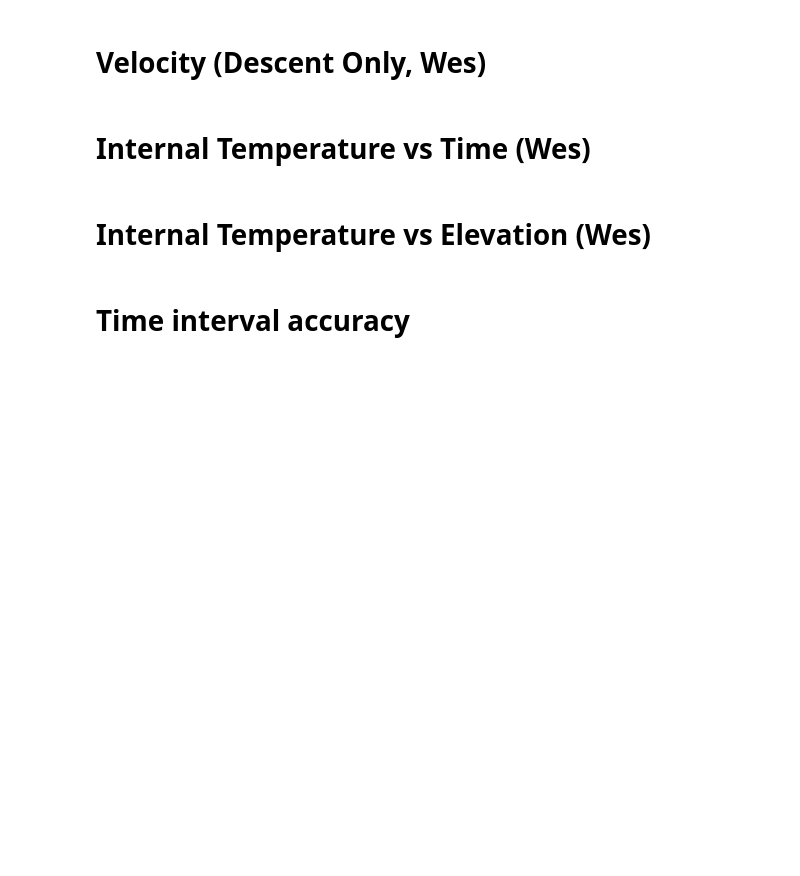
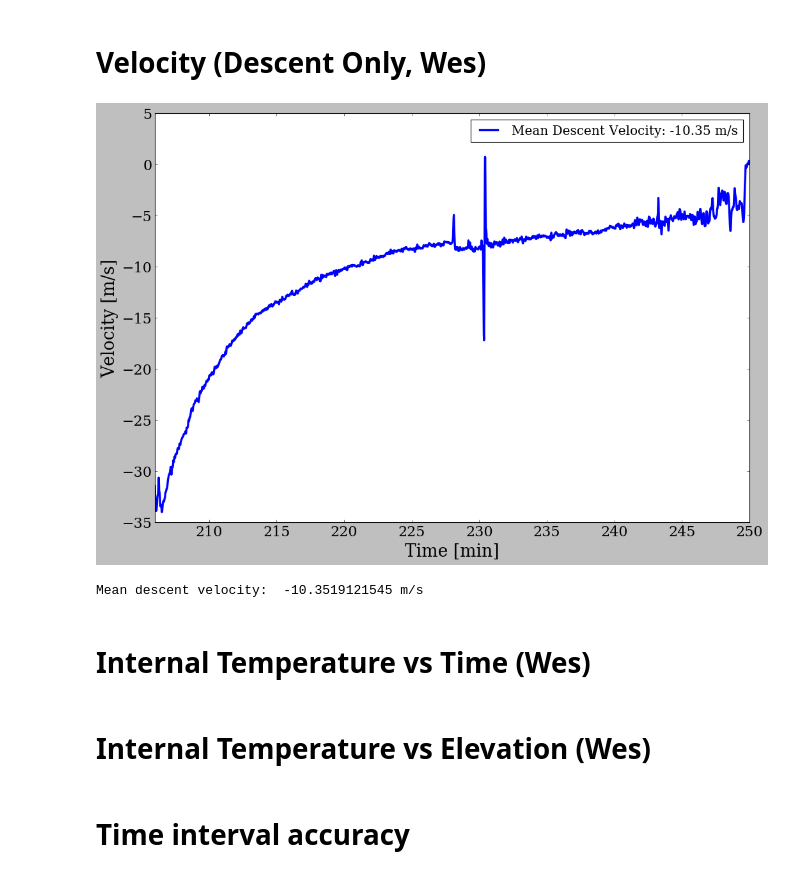
Before and after one commit to cnicoloff/soar-data-analysis, a Jupyter notebook: Process Data.ipynb, the cells around one changed output. Drawn from its saved outputs; the diff is of its cells as text; code cells hidden in the pictures; blank space fills up the shorter version.

```diff
--- a/Process Data.ipynb
+++ b/Process Data.ipynb
@@ -777,19 +808,28 @@ plt.show()
 # %%
 plt.close()
 
 plt.ylabel("Velocity [m/s]")
 plt.xlabel("Time [min]")
 
-m = np.where(mins >= 205.0)
+m = list(np.where(mins >= 206.0)[0])
+n = list(np.where(mins <= 250.0)[0])
+o = np.array(list(set(m) & set(n)))
 
-x = np.linspace(np.min(mins[m]), np.max(mins[m]), 1000)
+mean_v = np.nanmean(v_smooth[o])
 
-plt.plot(mins[m], v_smooth[m], linewidth=3)
-plt.xlim([205, 255])
+x = np.linspace(np.min(mins[o]), np.max(mins[o]), 1000)
+
+plt.plot(mins[o], v_smooth[o], linewidth=3, label="Mean Descent Velocity: %.2f m/s" % mean_v)
+plt.xlim([np.min(x), np.max(x)])
+
+plt.legend(loc='best')
 
 plt.savefig("%s/velocity_descent.png" % (data_dir), dpi=300)
 
 plt.show()
+# %% [output]
+[figure, added]
+Mean descent velocity:  -10.3519121545 m/s
 # %% [markdown]
 # Internal Temperature vs Time (Wes)
 # %%
```
Also changed, not shown: parts of 5 cells of this notebook.
